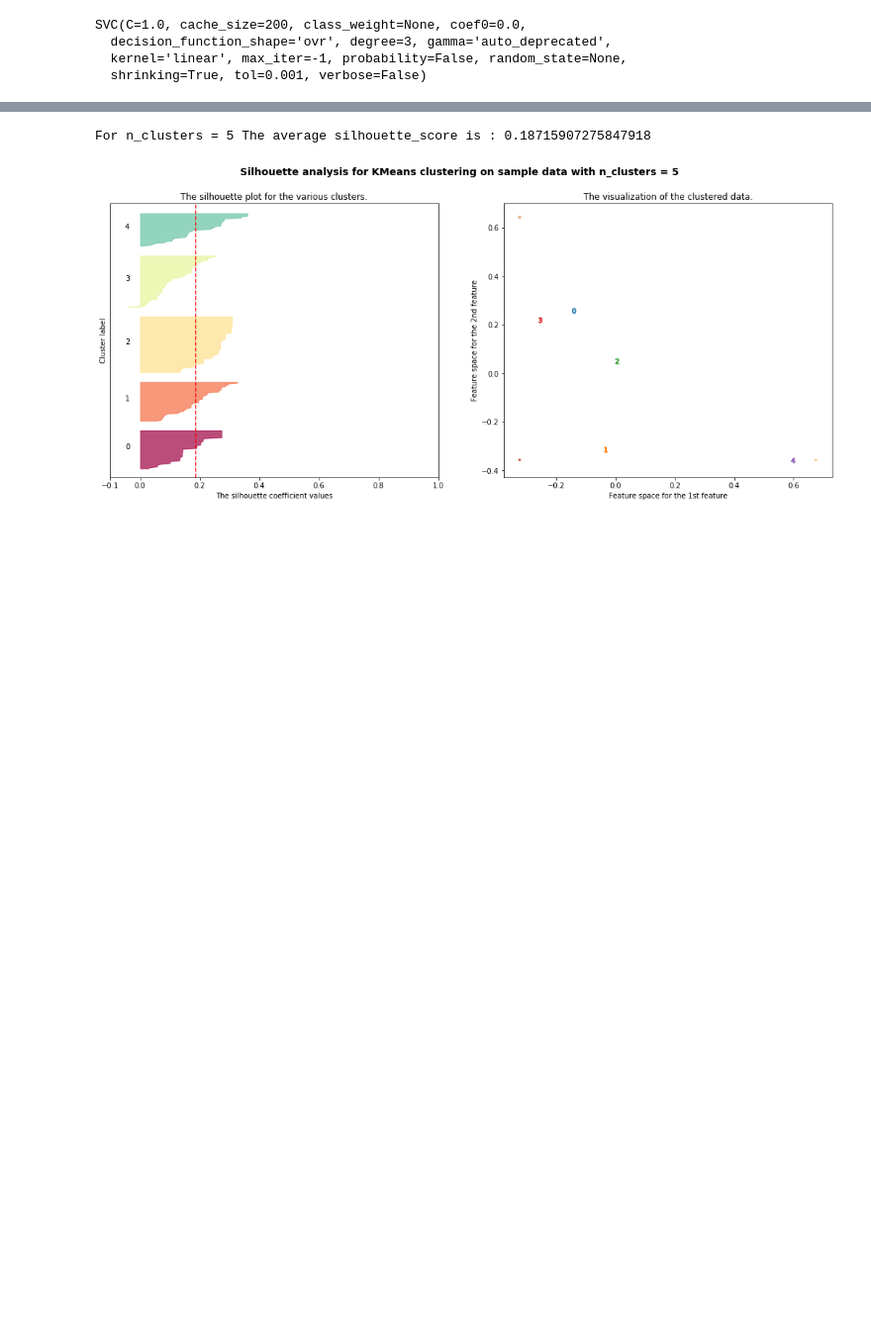
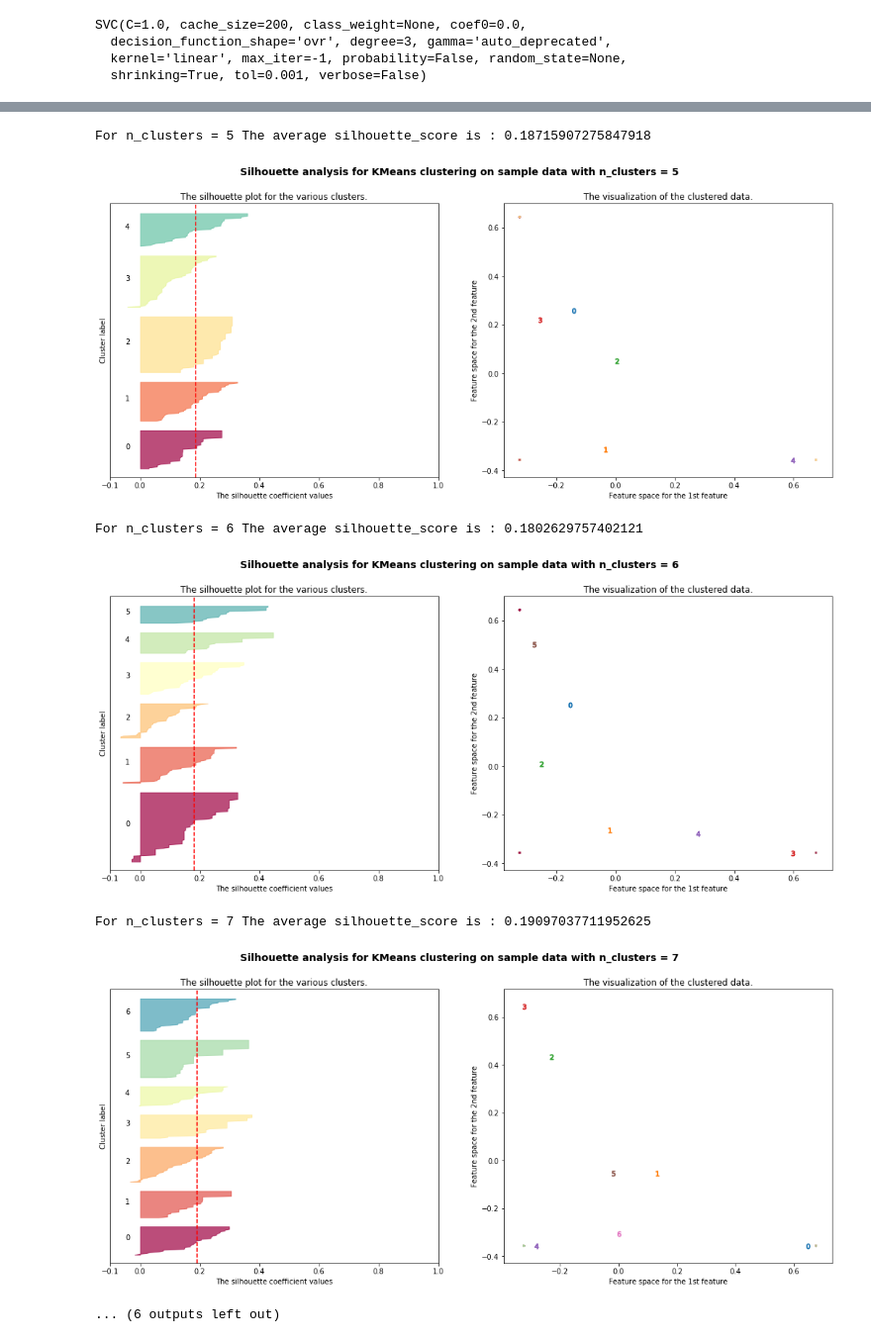
Before and after one commit to GreatLearningAIML1/bangalore-aug19-batch-Kishoresatya, a Jupyter notebook: Unsupervised-Bankrupcy.ipynb, the cells around one changed output, grey strips where cells are left out. Shown at 99% size. Drawn from its saved outputs; the diff is of its cells as text; code cells hidden in the pictures; blank space fills up the shorter version.

```diff
--- a/Unsupervised-Bankrupcy.ipynb
+++ b/Unsupervised-Bankrupcy.ipynb
@@ -571,7 +658,7 @@ print(__doc__)
 #= qlty_bankrupcy.values
 X= X_centered.values
 
-range_n_clusters = [2 , 3 , 4 , 5 ]
+range_n_clusters = [2 , 3 , 4 , 5 , 6, 7, 8, 9, 10 ]
 
 for n_clusters in range_n_clusters:
     # Create a subplot with 1 row and 2 columns
@@ -634,30 +721,35 @@ for n_clusters in range_n_clusters:
     colors = cm.Spectral(cluster_labels.astype(float) / n_clusters)
     ax2.scatter(X[:, 0], X[:, 1], marker='.', s=30, lw=0, alpha=0.7, c=colors)
 
     # Labeling the clusters
     centers = clusterer.cluster_centers_
     # Draw white circles at cluster centers
     ax2.scatter(centers[:, 0], centers[:, 1],marker='o', c="white", alpha=1, s=200)
 
     for i, c in enumerate(centers):
         ax2.scatter(c[0], c[1], marker='$%d$' % i, alpha=1, s=50)
 
     ax2.set_title("The visualization of the clustered data.")
     ax2.set_xlabel("Feature space for the 1st feature")
     ax2.set_ylabel("Feature space for the 2nd feature")
 
     plt.suptitle(("Silhouette analysis for KMeans clustering on sample data "
                   "with n_clusters = %d" % n_clusters),
                  fontsize=14, fontweight='bold')
 
     plt.show()
 # %% [output]
 Automatically created module for IPython interactive environment
 For n_clusters = 2 The average silhouette_score is : 0.23234275987578
 [figure]
 For n_clusters = 3 The average silhouette_score is : 0.22772788539127087
 [figure]
 For n_clusters = 4 The average silhouette_score is : 0.22616698919145042
 [figure]
 For n_clusters = 5 The average silhouette_score is : 0.18715907275847918
 [figure]
+For n_clusters = 6 The average silhouette_score is : 0.1802629757402121
+[figure, added]
+For n_clusters = 7 The average silhouette_score is : 0.19097037711952625
+[figure, added]
+... (6 outputs left out)
```
Also changed, not shown: parts of 40 cells of this notebook.
